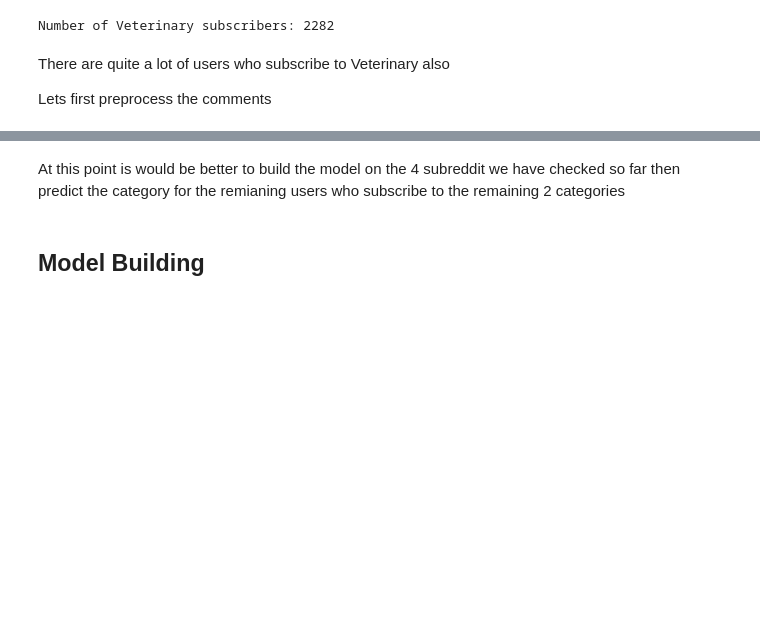
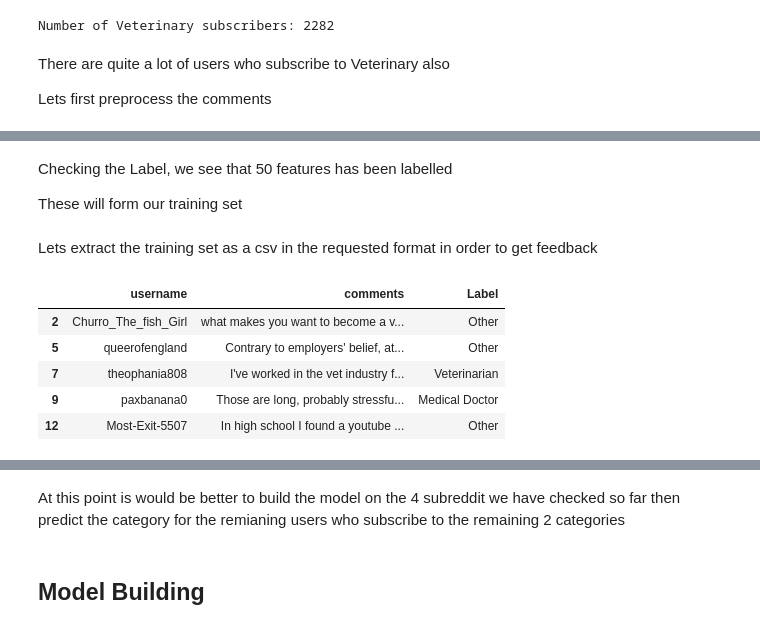
Before and after one commit to usmanadaudu/Doctor-Vet-Classification, a Jupyter notebook: Doctor-vet-classification-model-bulding.ipynb, the cells around one changed output, grey strips where cells are left out. Drawn from its saved outputs; the diff is of its cells as text; code cells hidden in the pictures; blank space fills up the shorter version.

```diff
--- a/Doctor-vet-classification-model-bulding.ipynb
+++ b/Doctor-vet-classification-model-bulding.ipynb
@@ -943,0 +1135,9 @@ print(doctors)
+# %%
+for username in doctors:
+    reddit_user_df.loc[reddit_user_df["username"] == username, "Label"] = "Medical Doctor"
+# %%
+for username in vet:
+    reddit_user_df.loc[reddit_user_df["username"] == username, "Label"] = "Veterinarian"
+# %%
+for username in others:
+    reddit_user_df.loc[reddit_user_df["username"] == username, "Label"] = "Other"
@@ -943,0 +1160,24 @@ print(doctors)
+# %% [markdown]
+Checking the Label, we see that 50 features has been labelled
+
+These will form our training set
+# %% [markdown]
+Lets extract the training set as a csv in the requested format in order to get feedback
+# %%
+# get indices of labelled data
+doctor_indices_mask = reddit_user_df["Label"] == "Medical Doctor"
+vet_indices_mask = reddit_user_df["Label"] == "Veterinarian"
+other_indices_mask = reddit_user_df["Label"] == "Other"
+
+labelled_indices_mask = doctor_indices_mask + vet_indices_mask + other_indices_mask
+
+train_set_df = reddit_user_df.loc[labelled_indices_mask, ["username", "comments", "Label"]].copy()
+# %%
+train_set_df.head()
+# %% [output]
+|  | username | comments | Label |
+| 2 | Churro_The_fish_Girl | what makes you want to become a v... | Other |
+| 5 | queerofengland | Contrary to employers' belief, at... | Other |
+| 7 | theophania808 | I've worked in the vet industry f... | Veterinarian |
+| 9 | paxbanana0 | Those are long, probably stressfu... | Medical Doctor |
+| 12 | Most-Exit-5507 | In high school I found a youtube ... | Other |
```
Also changed, not shown: parts of 134 cells of this notebook.
